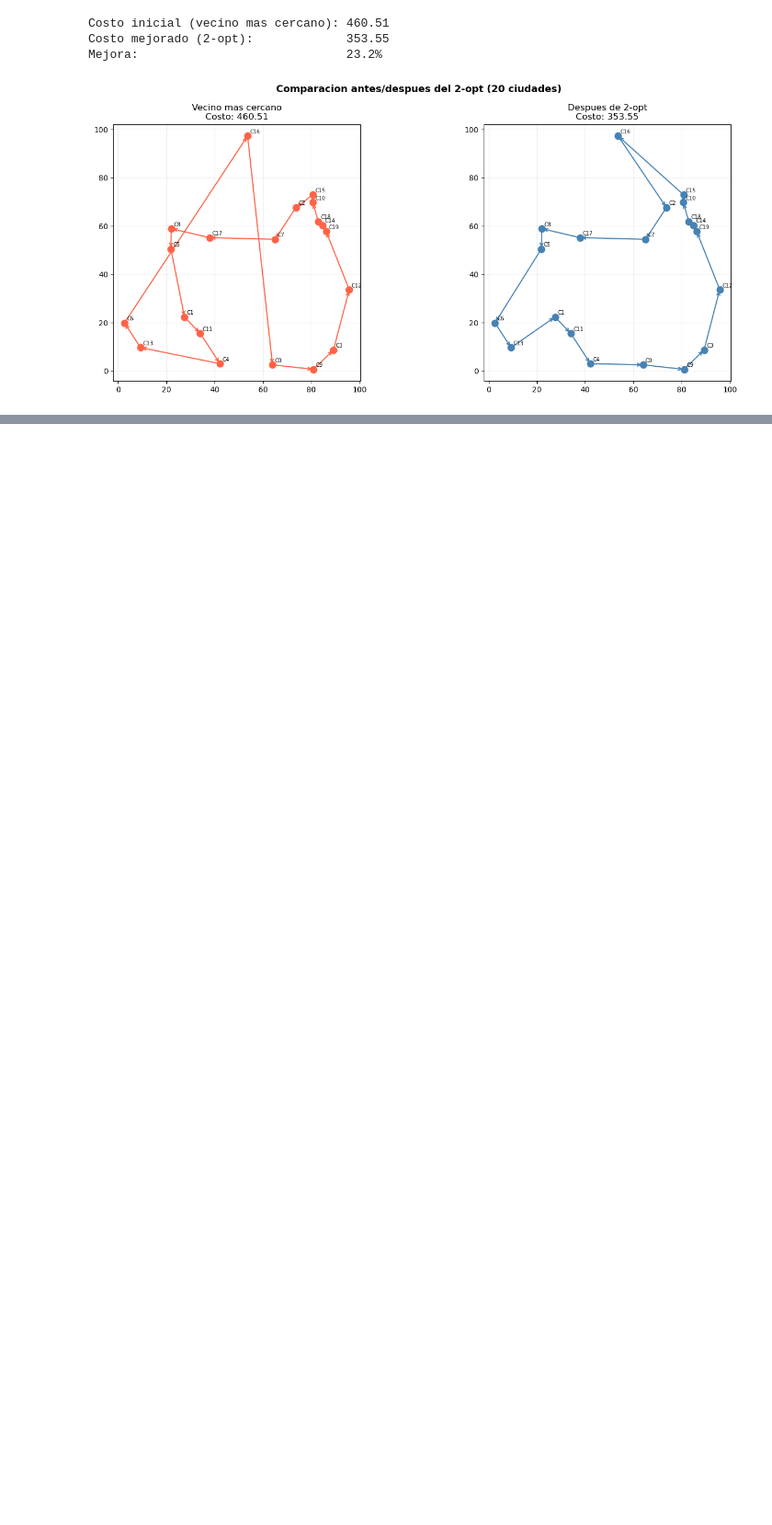
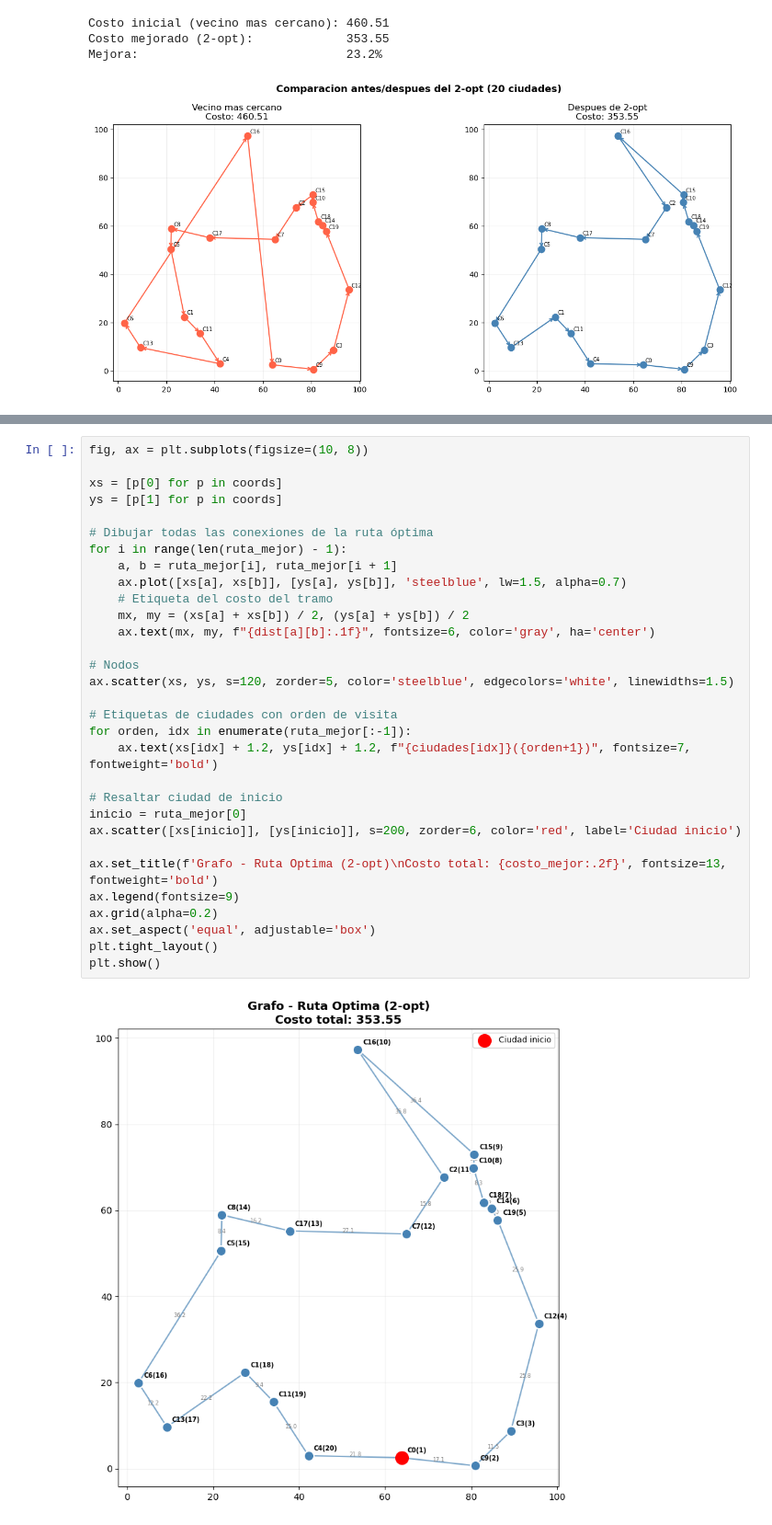
Before and after one commit to Borreguin/USFQ-Wshop, a Jupyter notebook: _Soluciones/Grupo3/TSP.ipynb, the cells around one changed output, grey strips where cells are left out. Shown at 92% size. Saved outputs shown, nothing was run; the diff lists cells and outputs as text; blank space fills up the shorter version.

```diff
--- a/_Soluciones/Grupo3/TSP.ipynb
+++ b/_Soluciones/Grupo3/TSP.ipynb
@@ -124,0 +177,33 @@ Mejora:                             23.2%
+# %%
+fig, ax = plt.subplots(figsize=(10, 8))
+
+xs = [p[0] for p in coords]
+ys = [p[1] for p in coords]
+
+# Dibujar todas las conexiones de la ruta óptima
+for i in range(len(ruta_mejor) - 1):
+    a, b = ruta_mejor[i], ruta_mejor[i + 1]
+    ax.plot([xs[a], xs[b]], [ys[a], ys[b]], 'steelblue', lw=1.5, alpha=0.7)
+    # Etiqueta del costo del tramo
+    mx, my = (xs[a] + xs[b]) / 2, (ys[a] + ys[b]) / 2
+    ax.text(mx, my, f"{dist[a][b]:.1f}", fontsize=6, color='gray', ha='center')
+
+# Nodos
+ax.scatter(xs, ys, s=120, zorder=5, color='steelblue', edgecolors='white', linewidths=1.5)
+
+# Etiquetas de ciudades con orden de visita
+for orden, idx in enumerate(ruta_mejor[:-1]):
+    ax.text(xs[idx] + 1.2, ys[idx] + 1.2, f"{ciudades[idx]}({orden+1})", fontsize=7, fontweight='bold')
+
+# Resaltar ciudad de inicio
+inicio = ruta_mejor[0]
+ax.scatter([xs[inicio]], [ys[inicio]], s=200, zorder=6, color='red', label='Ciudad inicio')
+
+ax.set_title(f'Grafo - Ruta Optima (2-opt)\nCosto total: {costo_mejor:.2f}', fontsize=13, fontweight='bold')
+ax.legend(fontsize=9)
+ax.grid(alpha=0.2)
+ax.set_aspect('equal', adjustable='box')
+plt.tight_layout()
+plt.show()
+# %% [output]
+[figure, added]
```
Also changed, not shown: parts of 7 cells of this notebook.
